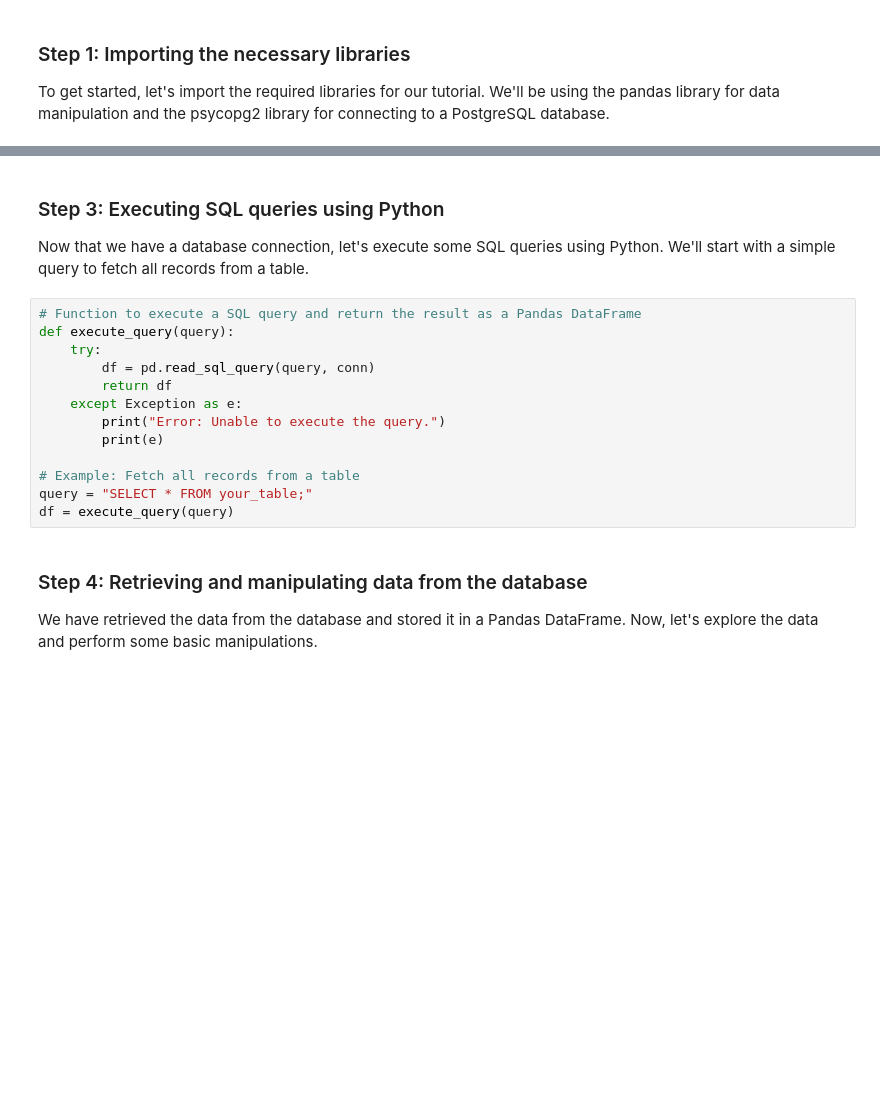
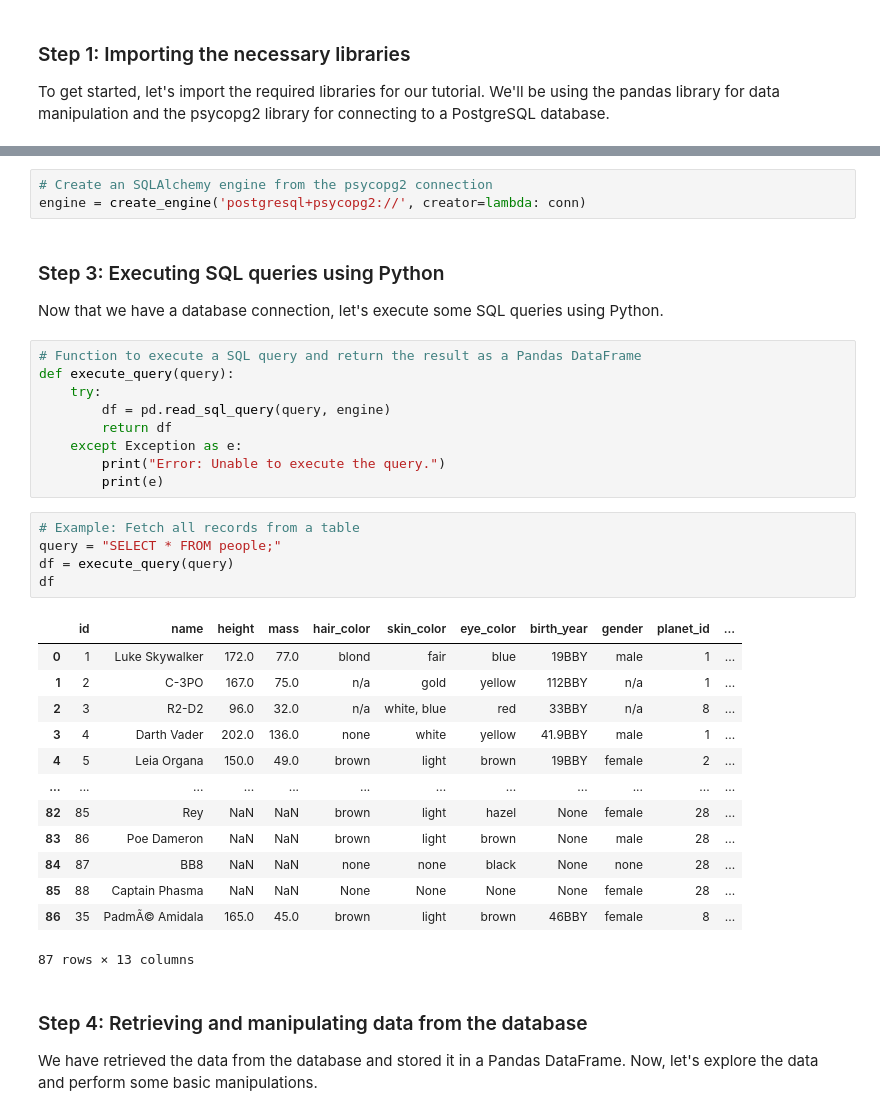
Before and after one commit to camilasbraz/python-sql, a Jupyter notebook: python-sql.ipynb, the cells around one changed output, grey strips where cells are left out. Cells and saved outputs as stored; diff of their text form; blank space fills up the shorter version.

```diff
--- a/python-sql.ipynb
+++ b/python-sql.ipynb
@@ -38,19 +40,37 @@ except Exception as e:
+# %%
+# Create an SQLAlchemy engine from the psycopg2 connection
+engine = create_engine('postgresql+psycopg2://', creator=lambda: conn)
 # %% [markdown]
 ### Step 3: Executing SQL queries using Python
-Now that we have a database connection, let's execute some SQL queries using Python. We'll start with a simple query to fetch all records from a table.
+Now that we have a database connection, let's execute some SQL queries using Python.
 # %%
 # Function to execute a SQL query and return the result as a Pandas DataFrame
 def execute_query(query):
     try:
-        df = pd.read_sql_query(query, conn)
+        df = pd.read_sql_query(query, engine)
         return df
     except Exception as e:
         print("Error: Unable to execute the query.")
         print(e)
-
-# Example: Fetch all records from a table
-query = "SELECT * FROM your_table;"
-df = execute_query(query)
+# %%
+# Example: Fetch all records from a table
+query = "SELECT * FROM people;"
+df = execute_query(query)
+df
+# %% [output]
+|  | id | name | height | mass | hair_color | skin_color | eye_color | birth_year | gender | planet_id | ... |
+| 0 | 1 | Luke Skywalker | 172.0 | 77.0 | blond | fair | blue | 19BBY | male | 1 | ... |
+| 1 | 2 | C-3PO | 167.0 | 75.0 | n/a | gold | yellow | 112BBY | n/a | 1 | ... |
+| 2 | 3 | R2-D2 | 96.0 | 32.0 | n/a | white, blue | red | 33BBY | n/a | 8 | ... |
+| 3 | 4 | Darth Vader | 202.0 | 136.0 | none | white | yellow | 41.9BBY | male | 1 | ... |
+| 4 | 5 | Leia Organa | 150.0 | 49.0 | brown | light | brown | 19BBY | female | 2 | ... |
+| ... | ... | ... | ... | ... | ... | ... | ... | ... | ... | ... | ... |
+| 82 | 85 | Rey | NaN | NaN | brown | light | hazel | None | female | 28 | ... |
+| 83 | 86 | Poe Dameron | NaN | NaN | brown | light | brown | None | male | 28 | ... |
+| 84 | 87 | BB8 | NaN | NaN | none | none | black | None | none | 28 | ... |
+| 85 | 88 | Captain Phasma | NaN | NaN | None | None | None | None | female | 28 | ... |
+| 86 | 35 | PadmÃ© Amidala | 165.0 | 45.0 | brown | light | brown | 46BBY | female | 8 | ... |
+87 rows × 13 columns
 # %% [markdown]
 ### Step 4: Retrieving and manipulating data from the database
 We have retrieved the data from the database and stored it in a Pandas DataFrame. Now, let's explore the data and perform some basic manipulations.
```
Also changed, not shown: parts of 6 cells of this notebook, 5 other files.
